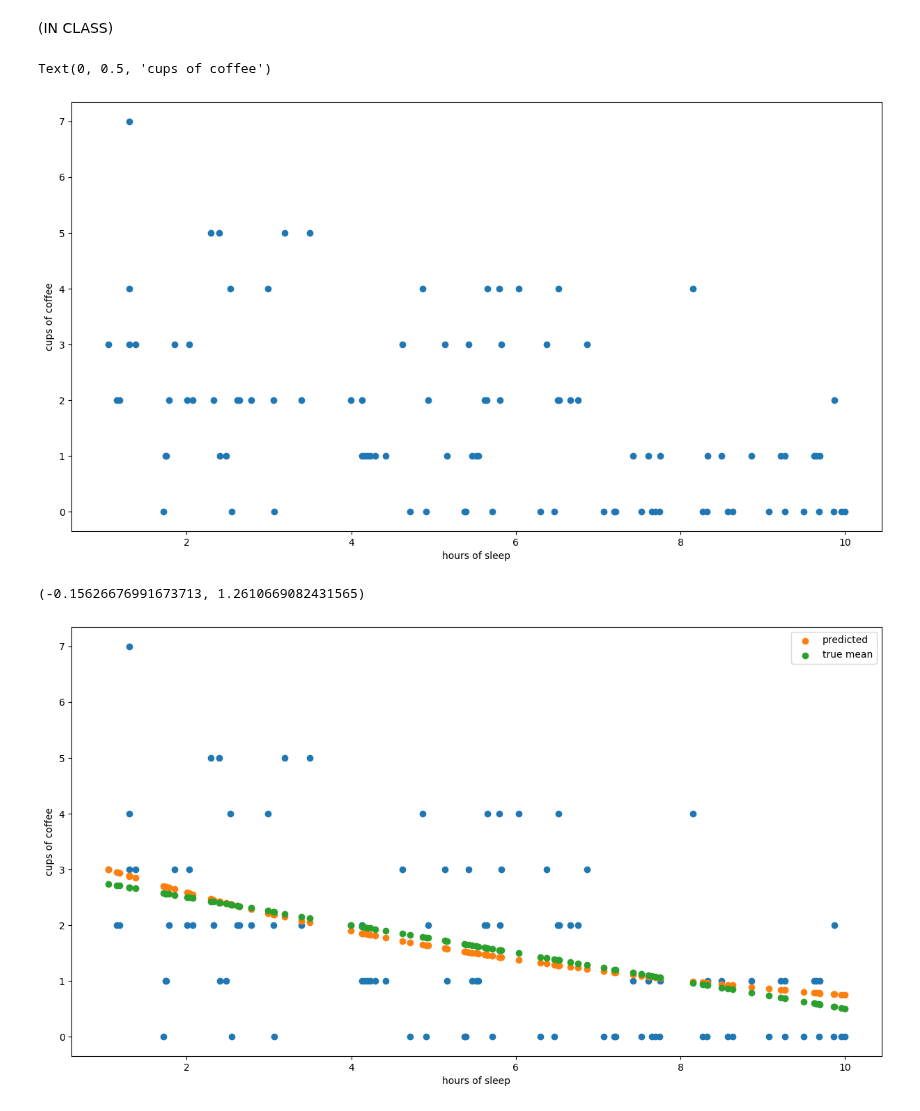
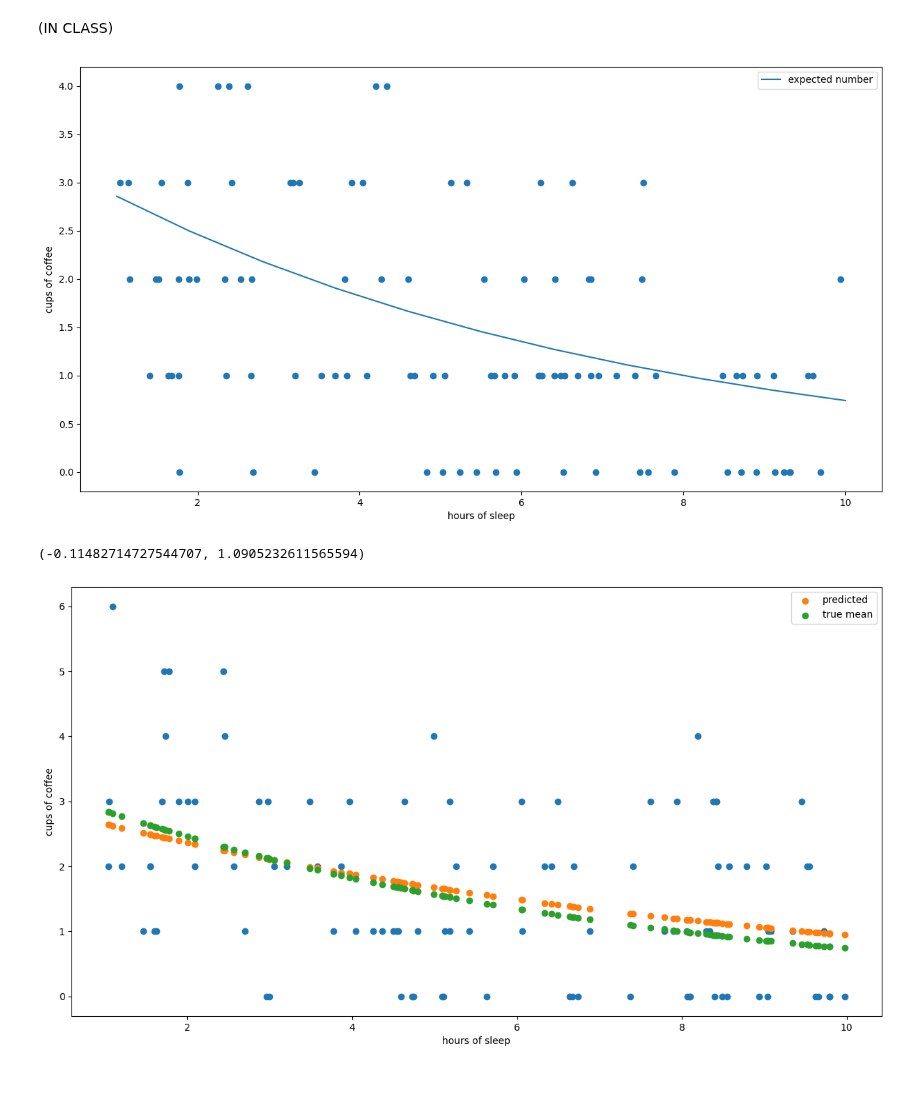
Before and after one commit to UOdsci/dsci345, a Jupyter notebook: class_material/slides/Week_09_Regularization.ipynb, the cells around one changed output. Drawn from its saved outputs; the diff is of its cells as text; code cells hidden in the pictures; blank space fills up the shorter version.

```diff
--- a/class_material/slides/Week_09_Regularization.ipynb
+++ b/class_material/slides/Week_09_Regularization.ipynb
@@ -269,36 +269,41 @@ To do this, we'll
 # %% [markdown]
 (IN CLASS)
 # %%
+true_params = {"slope": -.15, "intercept": 1.2}
+
+def mean_cups(sleep):
+    return np.exp(true_params['intercept'] + true_params['slope'] * sleep)
+
 def sim_coffee(n):
     sleep = rng.uniform(low=1, high=10, size=n)  # not really uniform
-    coffee = rng.poisson(lam=3 - .25 * sleep)
+    coffee = rng.poisson(lam=mean_cups(sleep))
     return sleep, coffee
 
 sleep, coffee = sim_coffee(100)
 plt.scatter(sleep, coffee)
-plt.xlabel("hours of sleep"); plt.ylabel("cups of coffee");
+plt.plot(np.linspace(1, 10, 11), mean_cups(np.linspace(1, 10, 11)), label='expected number')
+plt.xlabel("hours of sleep"); plt.ylabel("cups of coffee"); plt.legend();
 # %% [output]
-Text(0, 0.5, 'cups of coffee')
-[figure, old version]
+[figure, new version]
 # %%
 from sklearn.linear_model import PoissonRegressor as poisson_glm
-def fit_model(alpha):
+def fit_model(sleep, coffee, alpha):
     model = poisson_glm(alpha=alpha)
     model.fit(np.array([sleep]).T, coffee)
     return model
 
-model = fit_model(1)
+model = fit_model(sleep, coffee, alpha=1)
 # %%
 model.coef_[0], model.intercept_
 # %% [output]
-(-0.15626676991673713, 1.2610669082431565)
+(-0.11482714727544707, 1.0905232611565594)
 # %%
 plt.scatter(sleep, coffee)
 plt.xlabel("hours of sleep"); plt.ylabel("cups of coffee");
-coffee_hat = np.exp(1.26 - .156 * sleep)
+coffee_hat = np.exp(model.intercept_ + model.coef_[0] * sleep)
 plt.scatter(sleep, coffee_hat, label='predicted')
-mean_coffee = 3 - .25 * sleep
+mean_coffee = mean_cups(sleep)
 plt.scatter(sleep, mean_coffee, label='true mean')
 plt.legend();
 # %% [output]
-[figure, old version]
+[figure, new version]
```
Also changed, not shown: parts of 7 cells of this notebook, 2 other files.
